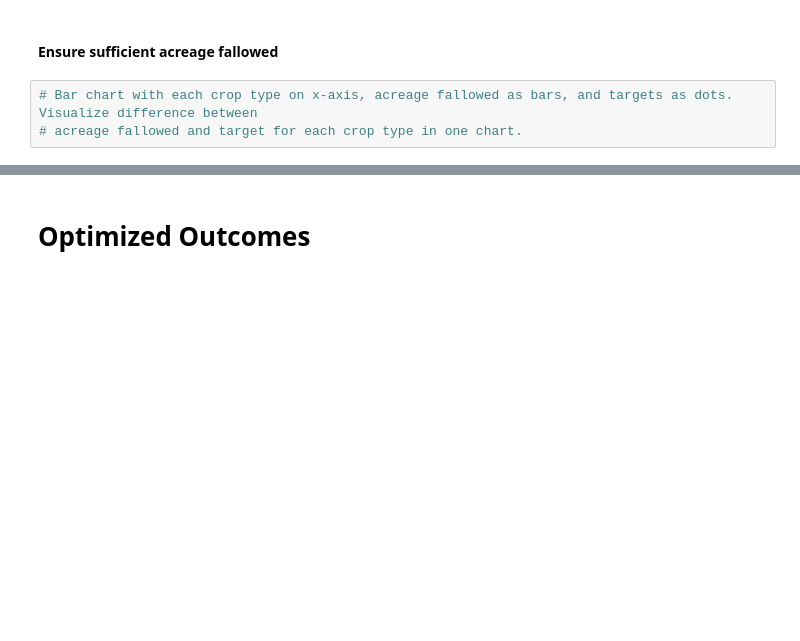
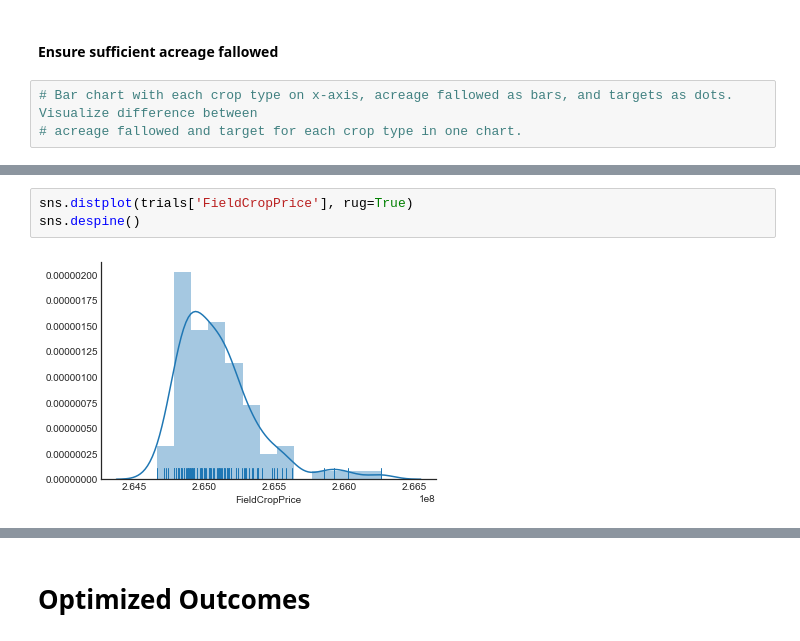
Before and after one commit to eanderson-ei/cv-mbom, a Jupyter notebook: notebooks/business-as-usual.ipynb, the cells around one changed output, grey strips where cells are left out. Drawn from its saved outputs; the diff is of its cells as text; blank space fills up the shorter version.

```diff
--- a/notebooks/business-as-usual.ipynb
+++ b/notebooks/business-as-usual.ipynb
@@ -254,3 +256,8 @@ sns.despine()
+# %%
+sns.distplot(trials['FieldCropPrice'], rug=True)
+sns.despine()
+# %% [output]
+[figure, added]
 # %% [markdown]
 <a id='optimized-outcomes'></a>
 # %% [markdown]
```
Also changed, not shown: parts of 21 cells of this notebook, 3 other files.
